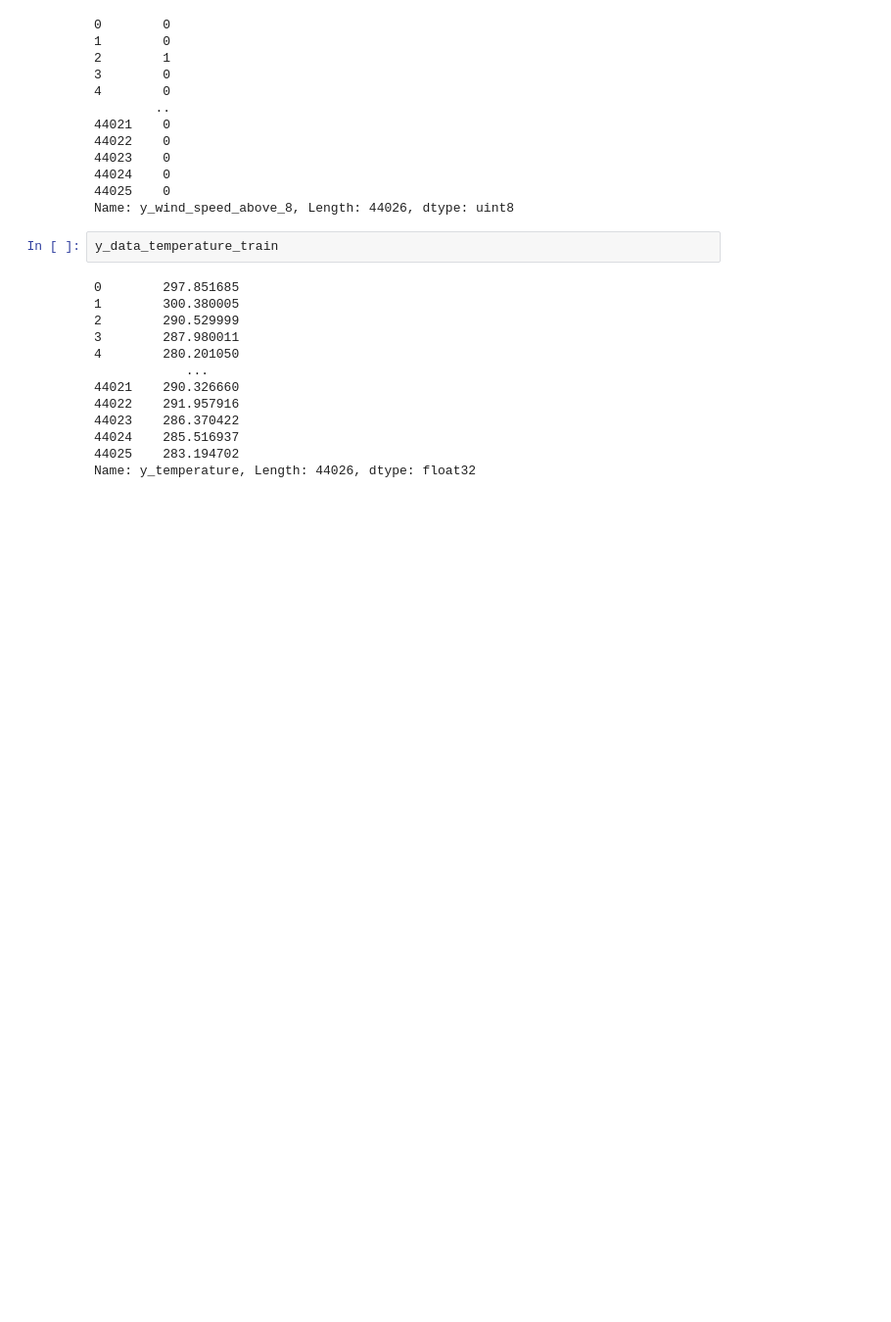
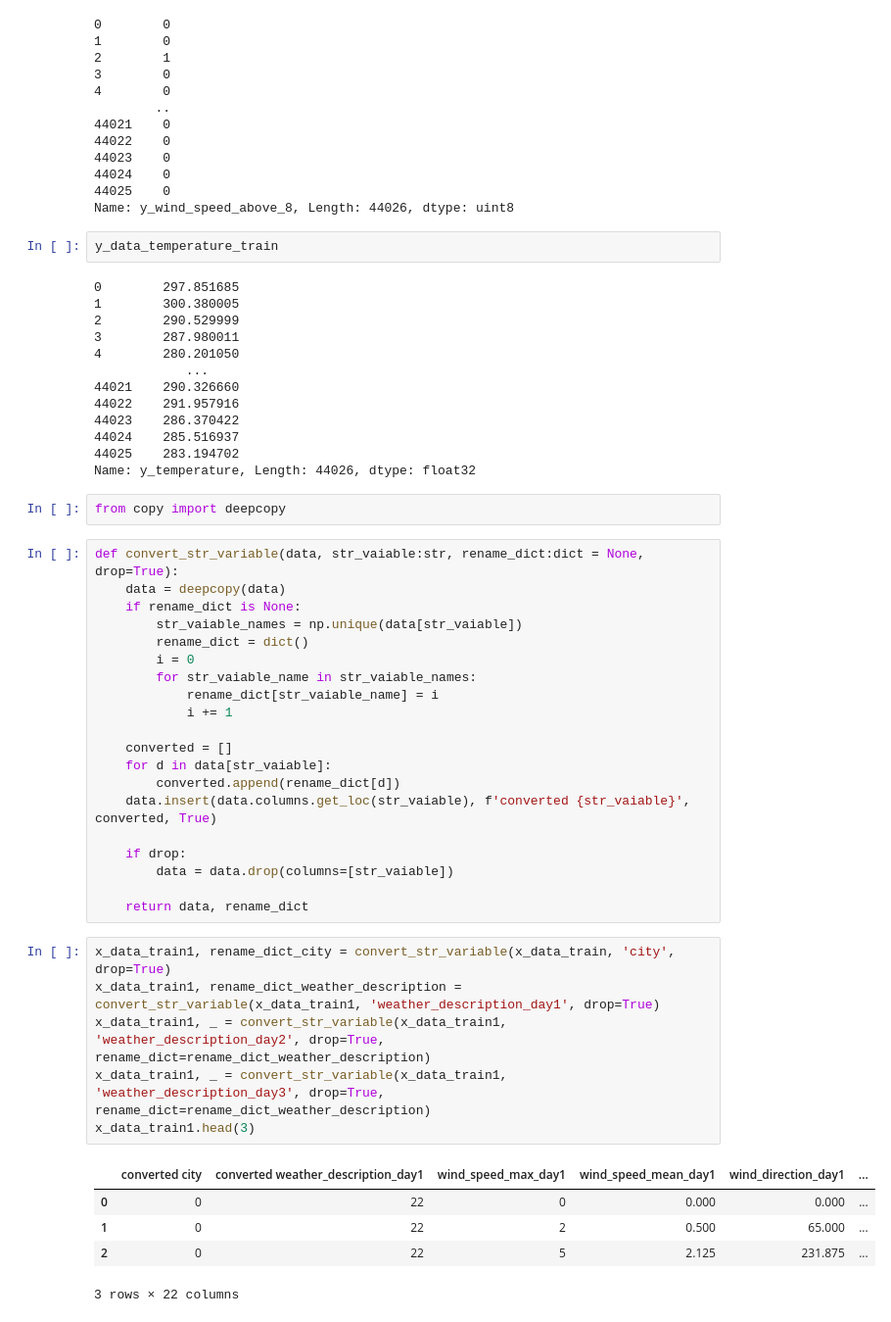
Before and after one commit to Walczi123/Weather_Prediction_Artificial_Neural_Networks_Project_III, a Jupyter notebook: test.ipynb, the cells around one changed output. Shown: that part at 98% size. Saved outputs shown, nothing was run; the diff lists cells and outputs as text; blank space fills up the shorter version.

```diff
--- a/test.ipynb
+++ b/test.ipynb
@@ -323,3 +315,37 @@ y_data_temperature_train
 44024    285.516937
 44025    283.194702
 Name: y_temperature, Length: 44026, dtype: float32
+# %%
+from copy import deepcopy
+# %%
+def convert_str_variable(data, str_vaiable:str, rename_dict:dict = None, drop=True):
+    data = deepcopy(data)
+    if rename_dict is None:
+        str_vaiable_names = np.unique(data[str_vaiable])
+        rename_dict = dict()
+        i = 0
+        for str_vaiable_name in str_vaiable_names:
+            rename_dict[str_vaiable_name] = i
+            i += 1
+
+    converted = []
+    for d in data[str_vaiable]:
+        converted.append(rename_dict[d])
+    data.insert(data.columns.get_loc(str_vaiable), f'converted {str_vaiable}', converted, True)
+
+    if drop:
+        data = data.drop(columns=[str_vaiable])
+
+    return data, rename_dict
+# %%
+x_data_train1, rename_dict_city = convert_str_variable(x_data_train, 'city', drop=True)
+x_data_train1, rename_dict_weather_description = convert_str_variable(x_data_train1, 'weather_description_day1', drop=True)
+x_data_train1, _ = convert_str_variable(x_data_train1, 'weather_description_day2', drop=True, rename_dict=rename_dict_weather_description)
+x_data_train1, _ = convert_str_variable(x_data_train1, 'weather_description_day3', drop=True, rename_dict=rename_dict_weather_description)
+x_data_train1.head(3)
+# %% [output]
+|  | converted city | converted weather_description_day1 | wind_speed_max_day1 | wind_speed_mean_day1 | wind_direction_day1 | ... |
+| 0 | 0 | 22 | 0 | 0.000 | 0.000 | ... |
+| 1 | 0 | 22 | 2 | 0.500 | 65.000 | ... |
+| 2 | 0 | 22 | 5 | 2.125 | 231.875 | ... |
+3 rows × 22 columns
```
Also changed, not shown: parts of 14 cells of this notebook.
